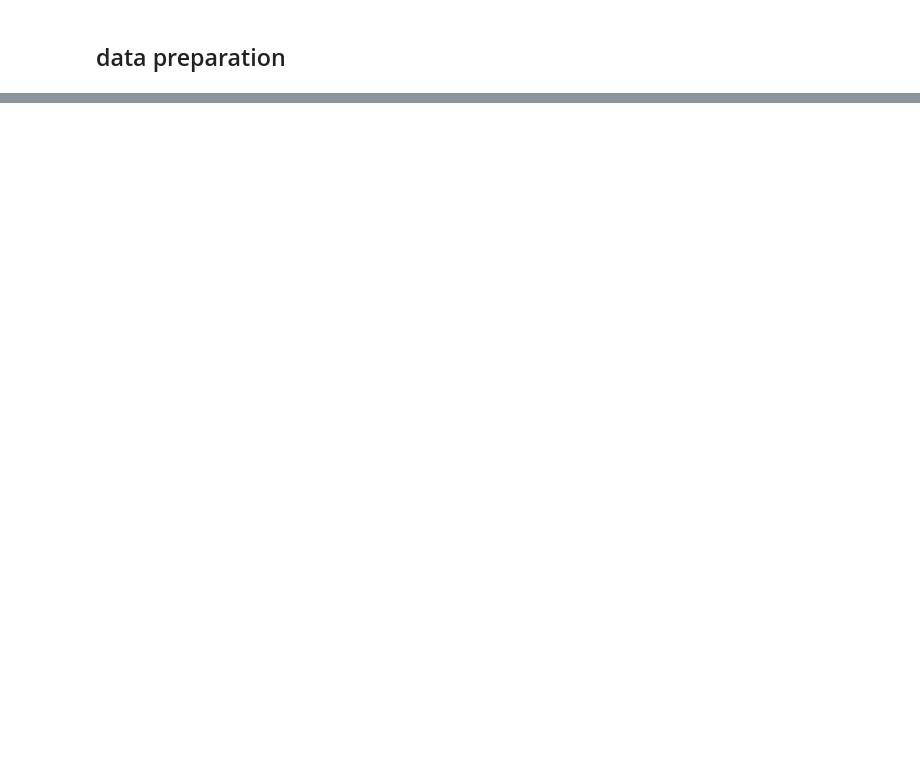
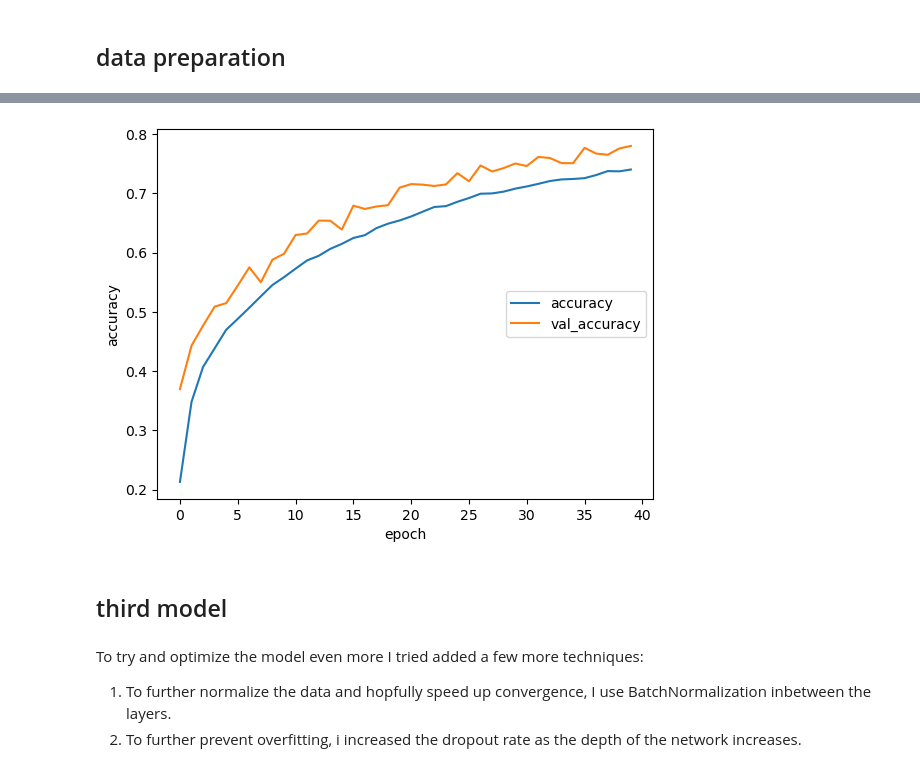
Before and after one commit to aqmery/ML, a Jupyter notebook: convolutional_neural_network/CNN.ipynb, the cells around one changed output, grey strips where cells are left out. Drawn from its saved outputs; the diff is of its cells as text; code cells hidden in the pictures; blank space fills up the shorter version.

```diff
--- a/convolutional_neural_network/CNN.ipynb
+++ b/convolutional_neural_network/CNN.ipynb
@@ -39,0 +210,3 @@ print(X_train)
+# %%
+data_generator = tf.keras.preprocessing.image.ImageDataGenerator(width_shift_range=0.1, height_shift_range=0.1, horizontal_flip=True)
+new_train = data_generator.flow(X_train, y_train, batch_size=64)
@@ -39,0 +220,24 @@ print(X_train)
+# %%
+cnn2 = Sequential([
+    layers.Conv2D(32, (3, 3), activation='relu', kernel_initializer='he_uniform', padding='same', kernel_regularizer=tf.keras.regularizers.L2(0.001), input_shape=(32, 32, 3)),
+    layers.Conv2D(32, (3, 3), activation='relu', kernel_initializer='he_uniform', padding='same', kernel_regularizer=tf.keras.regularizers.L2(0.001)),
+    layers.MaxPooling2D((2, 2)),
+    layers.Dropout(0.2),
+    layers.Conv2D(64, (3, 3), activation='relu', kernel_initializer='he_uniform', padding='same', kernel_regularizer=tf.keras.regularizers.L2(0.001)),
+    layers.Conv2D(64, (3, 3), activation='relu', kernel_initializer='he_uniform', padding='same', kernel_regularizer=tf.keras.regularizers.L2(0.001)),
+    layers.MaxPooling2D((2, 2)),
+    layers.Dropout(0.2),
+    layers.Conv2D(128, (3, 3), activation='relu', kernel_initializer='he_uniform', padding='same', kernel_regularizer=tf.keras.regularizers.L2(0.001)),
+    layers.Conv2D(128, (3, 3), activation='relu', kernel_initializer='he_uniform', padding='same', kernel_regularizer=tf.keras.regularizers.L2(0.001)),
+    layers.MaxPooling2D((2, 2)),
+    layers.Dropout(0.2),
+    layers.Flatten(),
+    layers.Dense(128, activation='relu', kernel_initializer='he_uniform'),
+    layers.Dropout(0.2),
+    layers.Dense(10, activation='softmax')
+])
+# %%
+opt = tf.keras.optimizers.SGD(learning_rate=0.001, momentum=0.9)
+cnn2.compile(optimizer=opt,
+             loss='categorical_crossentropy',
+             metrics=['accuracy'])
@@ -39,0 +264,3 @@ print(X_train)
+# %%
+steps = int(X_train.shape[0]/64)
+cnn2_history = cnn2.fit(new_train, steps_per_epoch=steps, epochs=40, validation_data = (X_test, y_test), verbose=1)
@@ -39,0 +285,11 @@ print(X_train)
+# %%
+plt.plot(cnn2_history.history["accuracy"], label="accuracy")
+plt.plot(cnn2_history.history["val_accuracy"], label="val_accuracy")
+plt.legend(["accuracy", "val_accuracy"], loc="right")
+plt.xlabel("epoch")
+plt.ylabel("accuracy")
+plt.show()
+# %% [output]
+[figure, added]
+# %% [markdown]
+## third model
@@ -39,0 +306,4 @@ print(X_train)
+# %% [markdown]
+To try and optimize the model even more I tried added a few more techniques:
+1. To further normalize the data and hopfully speed up convergence, I use BatchNormalization inbetween the layers.
+2. To further prevent overfitting, i increased the dropout rate as the depth of the network increases.
```
Also changed, not shown: parts of 40 cells of this notebook, 2 other files.
